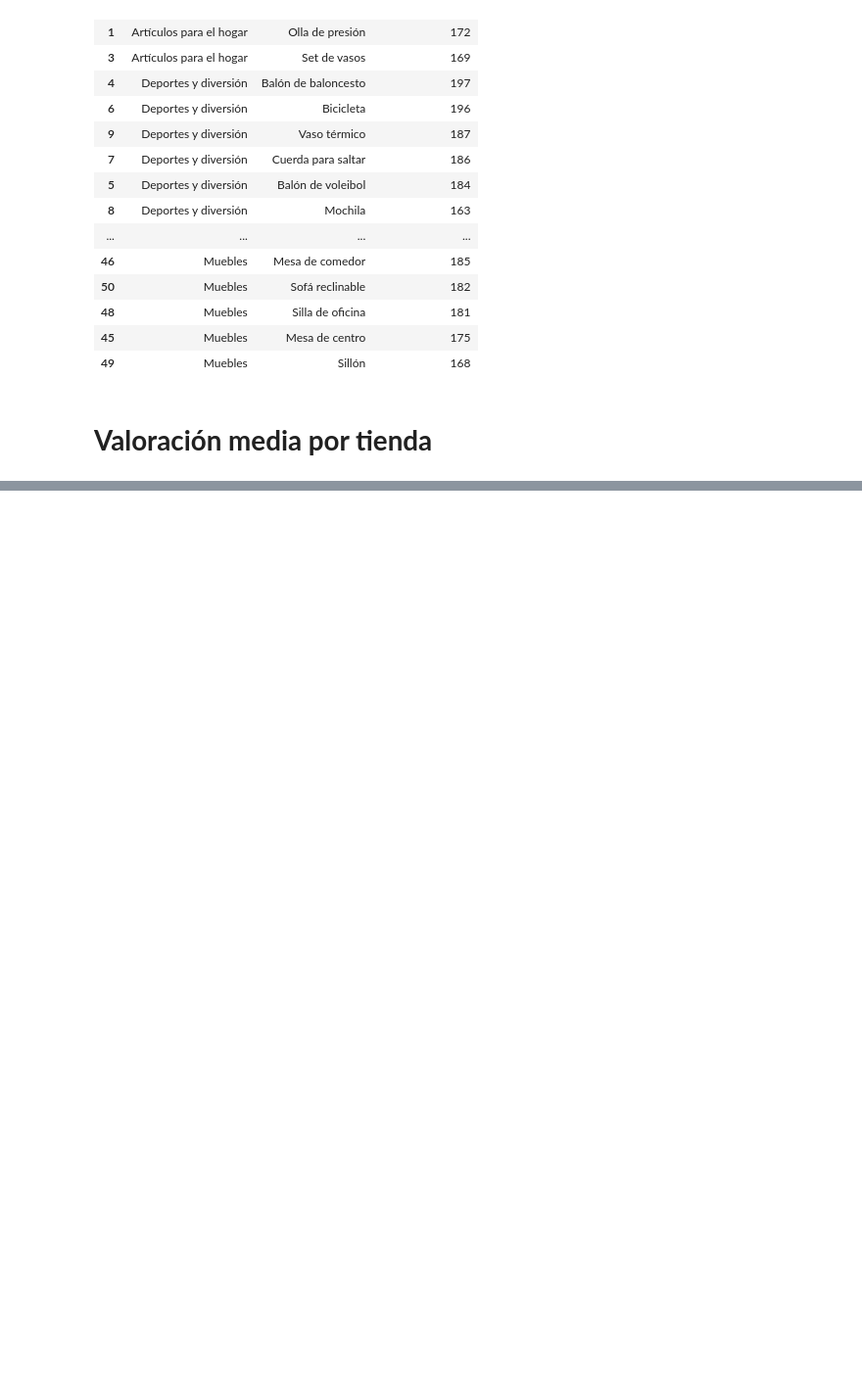
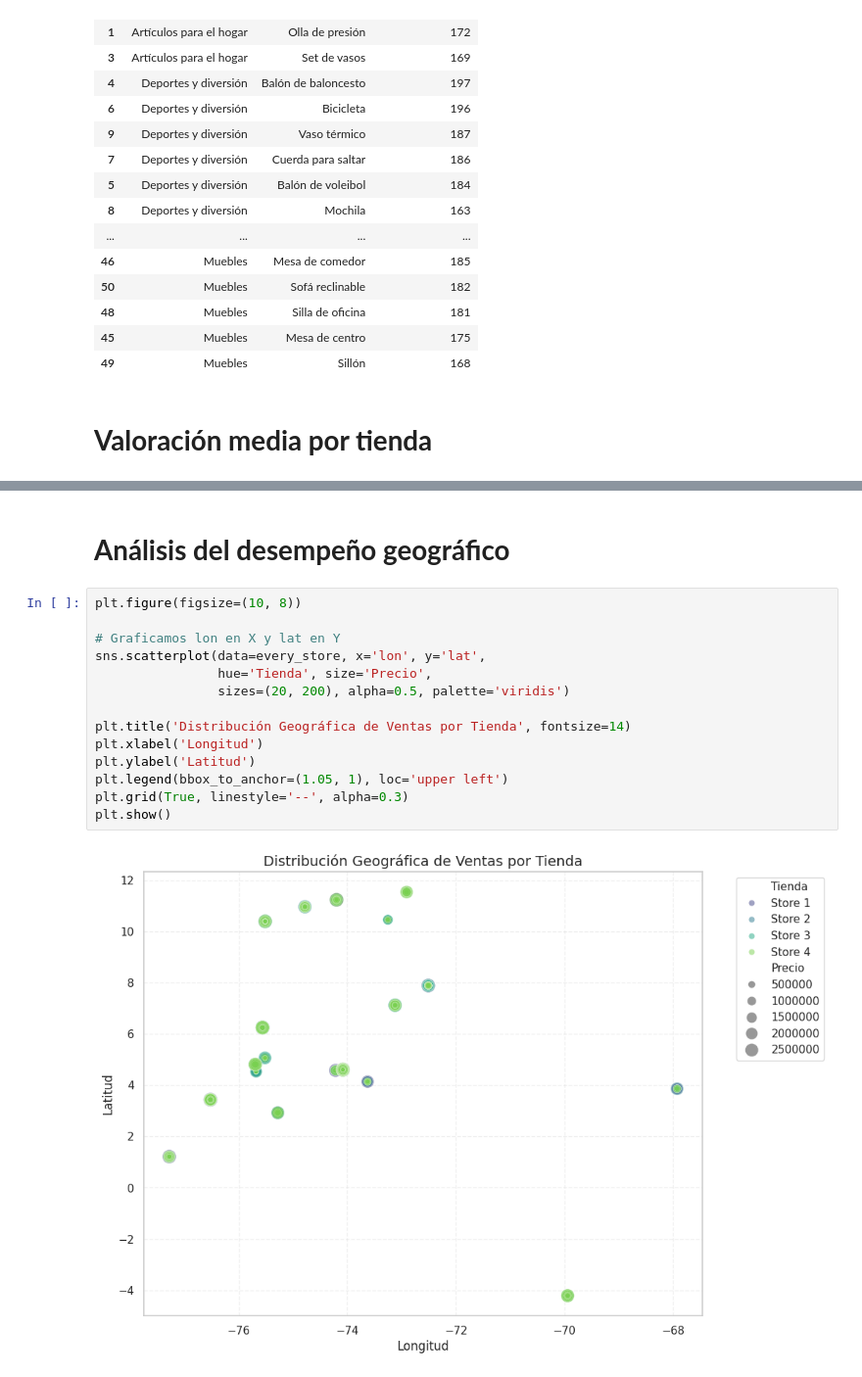
Before and after one commit to DayraGL/Alura_Store, a Jupyter notebook: Challenge_Alura_Store.ipynb, the cells around one changed output, grey strips where cells are left out. Shown at 98% size. Saved outputs shown, nothing was run; the diff lists cells and outputs as text; blank space fills up the shorter version.

```diff
--- a/Challenge_Alura_Store.ipynb
+++ b/Challenge_Alura_Store.ipynb
@@ -173,0 +272,18 @@ products_detail
+# %% [markdown]
+# **Análisis del desempeño geográfico**
+# %%
+plt.figure(figsize=(10, 8))
+
+# Graficamos lon en X y lat en Y
+sns.scatterplot(data=every_store, x='lon', y='lat',
+                hue='Tienda', size='Precio',
+                sizes=(20, 200), alpha=0.5, palette='viridis')
+
+plt.title('Distribución Geográfica de Ventas por Tienda', fontsize=14)
+plt.xlabel('Longitud')
+plt.ylabel('Latitud')
+plt.legend(bbox_to_anchor=(1.05, 1), loc='upper left')
+plt.grid(True, linestyle='--', alpha=0.3)
+plt.show()
+# %% [output]
+[figure, added]
```
Also changed, not shown: parts of 14 cells of this notebook.
